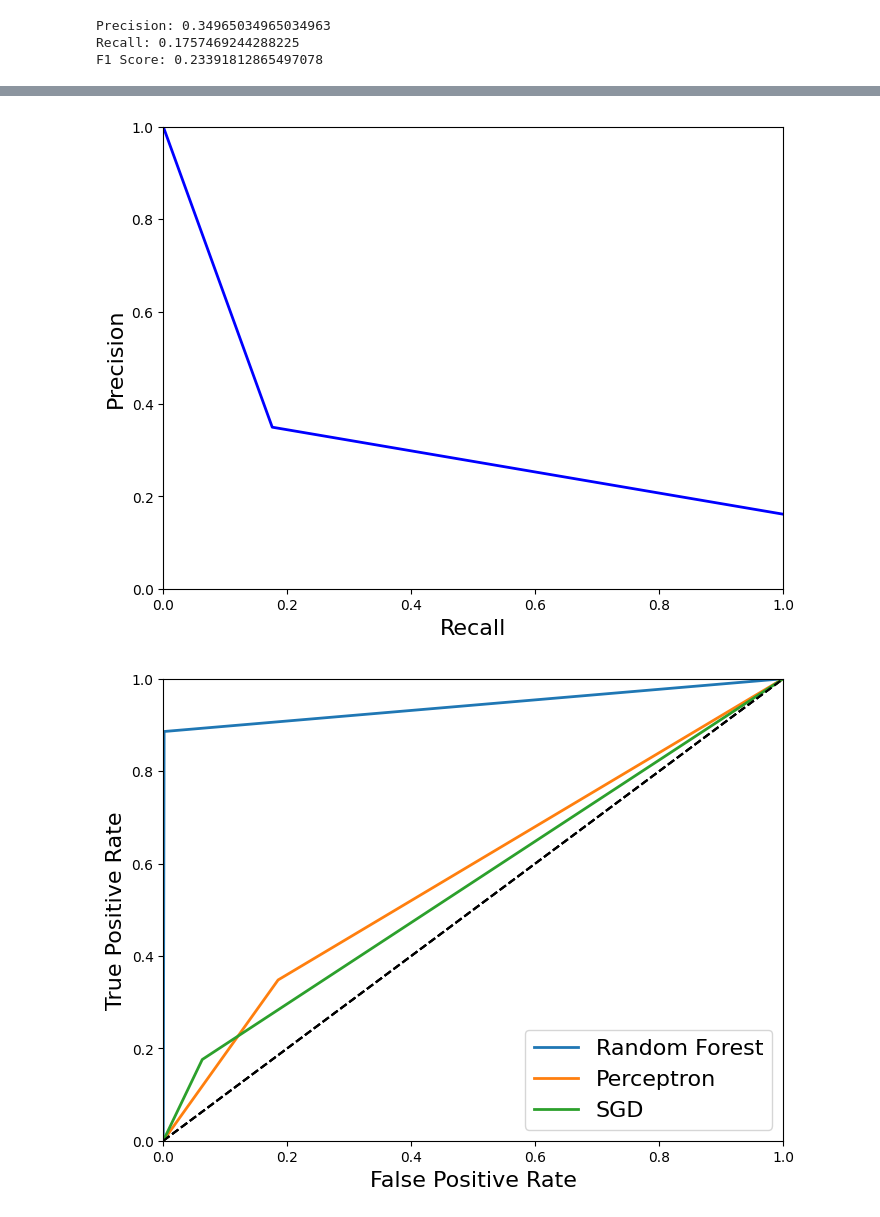
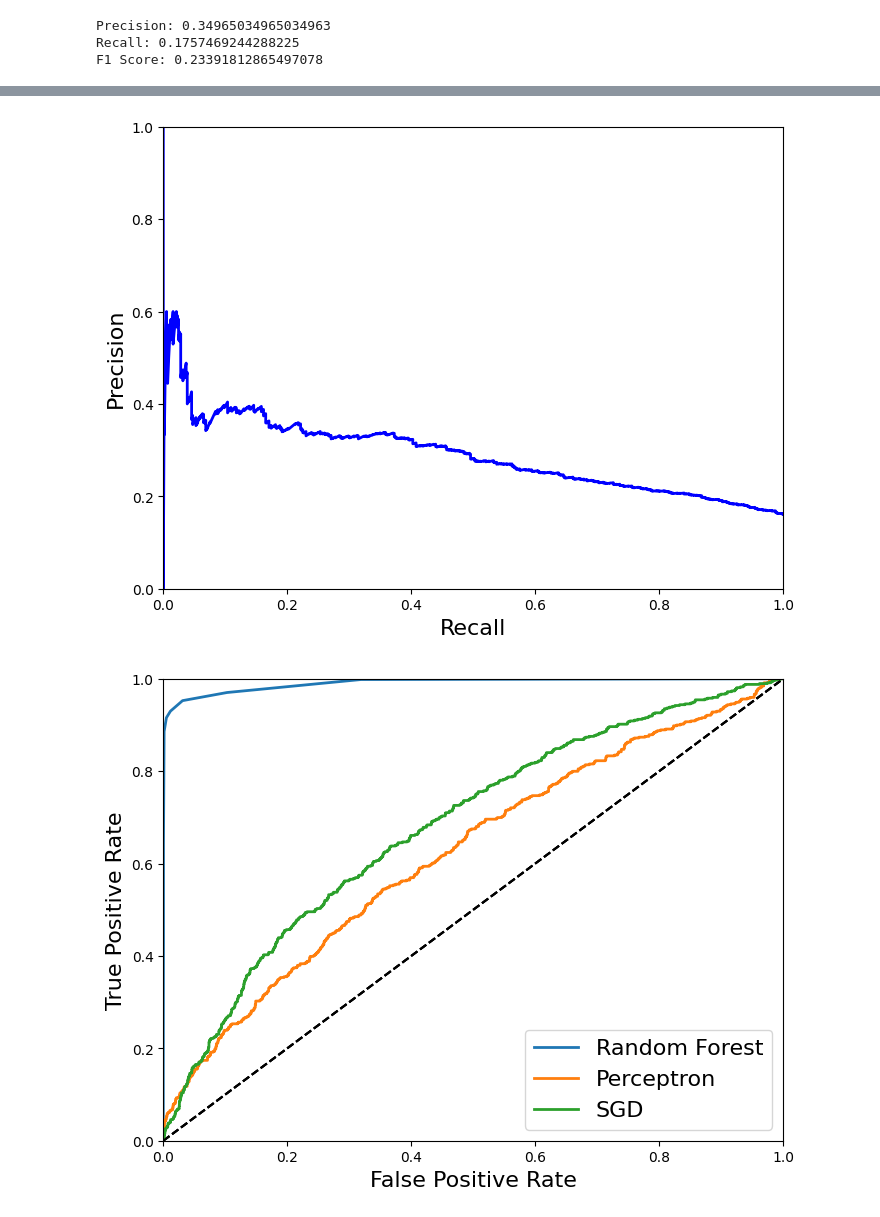
Before and after one commit to Aldresus/projetIA, a Jupyter notebook: projet_curve_Laureline.ipynb, the cells around one changed output, grey strips where cells are left out. Cells and saved outputs as stored; diff of their text form; code cells hidden in the pictures.

Commit message:
ROC curve

```diff
--- a/projet.ipynb
+++ b/projet_curve_Laureline.ipynb
@@ -572,9 +588,11 @@ Recall: 0.34797891036906853
 F1 Score: 0.3011406844106464
 # %% [markdown]
 ### Courbe ROC
+# %%
+y_scores_perceptron = cross_val_predict(perceptron_clf, X_train_prepared, y_train_1, cv=10, method="decision_function")
 # %%
 # ROC Curve with Random Forest Model and Perceptron Model
-fpr_perceptron, tpr_perceptron, thresholds_perceptron = roc_curve(y_train, perceptron_scores)
+fpr_perceptron, tpr_perceptron, thresholds_perceptron = roc_curve(y_train_1, y_scores_perceptron)
 
 plt.figure(figsize=(8, 6))
 plot_roc_curve(fpr_forest, tpr_forest, "Random Forest")
@@ -628,8 +647,8 @@ Recall: 0.1757469244288225
 F1 Score: 0.23391812865497078
 # %%
 from sklearn.metrics import precision_recall_curve
-
-precisions,recalls, thresholds = precision_recall_curve(y_train_1, y_train_pred)
+y_train_scores = cross_val_predict(sgd_clf, X_train_prepared, y_train_1, cv=10, method="decision_function")
+precisions,recalls, thresholds = precision_recall_curve(y_train_1, y_train_scores)
 # %%
 def plot_precision_recall_vs_threshold(precisions, recalls, thresholds):
     plt.plot(thresholds, precisions[:-1], "b-", label="Precision", linewidth=2)
@@ -655,17 +674,17 @@ plt.figure(figsize=(8, 6))
 plot_precision_vs_recall(precisions, recalls)
 plt.show()
 # %% [output]
-[figure, old version]
+[figure, new version]
 # %%
 from sklearn.metrics import roc_curve
 
-fpr, tpr, thresholds = roc_curve(y_train_1, y_train_pred)
+fpr_binary, tpr_binary, thresholds = roc_curve(y_train_1, y_train_scores)
 # %%
 plt.figure(figsize=(8, 6))
 plot_roc_curve(fpr_forest, tpr_forest, "Random Forest")
 plot_roc_curve(fpr_perceptron, tpr_perceptron, "Perceptron")
-plot_roc_curve(fpr, tpr, "SGD")
+plot_roc_curve(fpr_binary, tpr_binary, "SGD")
 plt.legend(loc="lower right", fontsize=16)
 plt.show()
 # %% [output]
-[figure, old version]
+[figure, new version]
```
Also changed, not shown: parts of 18 cells of this notebook.
